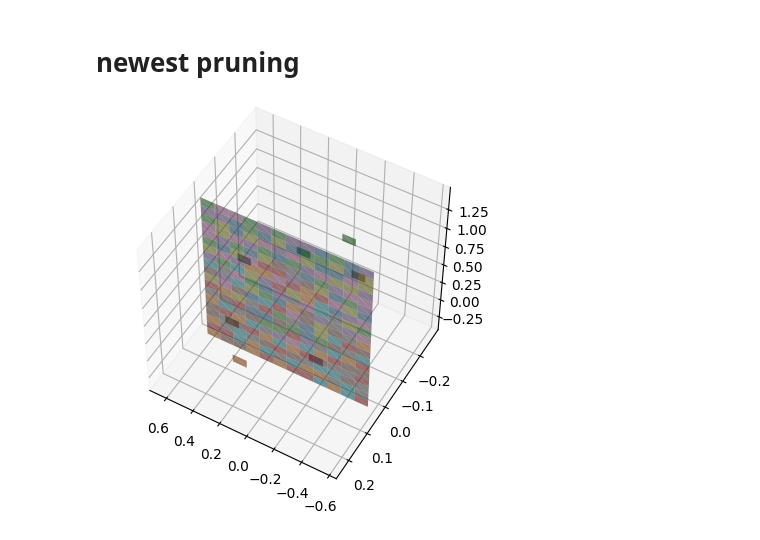
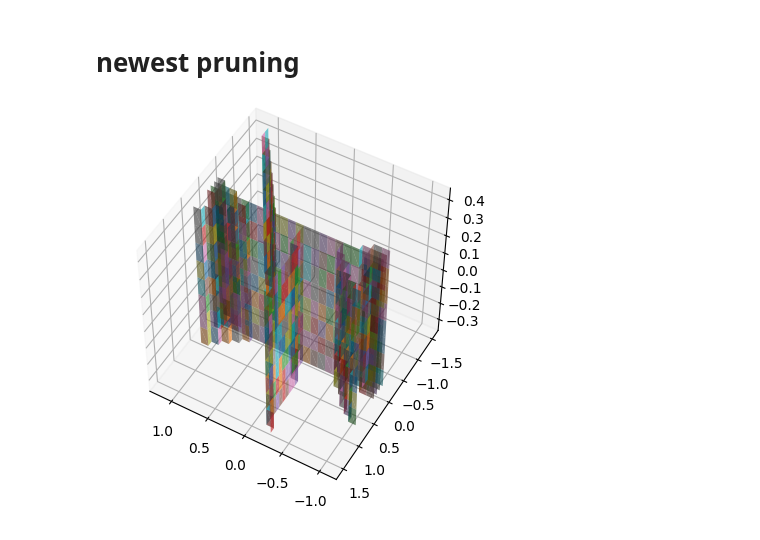
Before and after one commit to medial-ax/medial-ax, a Jupyter notebook: makethings.ipynb, the cells around one changed output. Cells and saved outputs as stored; diff of their text form; code cells hidden in the pictures.

```diff
--- a/makethings.ipynb
+++ b/makethings.ipynb
@@ -63,7 +63,7 @@ def export_obj(ex: ex.Example, complex: cplx.complex, faces: List[np.ndarray]):
 # %% [markdown]
 # thing go bbrrr
 # %%
-example = ex.squish_cyl
+example = ex.maze
 
 
 ###################
@@ -168,31 +162,31 @@ Text(0.5, 1.0, 'Histogram of the nubmer of transpositions per run of vineyards')
 # newest pruning
 # %%
 import math
-med_ax_dim = 1
-euc_prune_param = 8
-conditional_pers_prune = True
-always_pers_prune = True
+med_ax_dim = 2
+euc_prune_param = 1.5
+conditional_pers_prune = False
+always_pers_prune = False
 persistence = 1*euc_prune_param
 pers_prune_eps = .01 # default 0.01
 ##############################
 # for eps in [5, 9.98 * 1 / math.sqrt(2), 10 / math.sqrt(2)]:
 ffaces = []
 for (s1, s2, a, b) in swaps:
   if vin.prune_euclidean(our_complex, s1, s2, a.point, b.point, euc_prune_param):
     continue
   # smarter prune?
   if s1.dim() == med_ax_dim and conditional_pers_prune:
-      if vin.prune_euclidean(our_complex, s1, s2, a.point, b.point, pers_euc) or always_pers_prune:
+      if vin.prune_euclidean(our_complex, s1, s2, a.point, b.point, euc_prune_param) or always_pers_prune:
         per_1 = vin.compute_persistence(s1, a.ordering, a.R)
         per_2 = vin.compute_persistence(s2, b.ordering, b.R)
         if per_1 < persistence or per_2 < persistence:
           continue
   if s1.dim() == med_ax_dim:
     c1 = gridd.cell_of(a.point)
     c2 = gridd.cell_of(b.point)
     ffaces.append(gridd.dual_face(c1, c2))
 fig, ax = ourplot.plot_vineyard_results(our_complex, gridd, ffaces, CameraOpt(azim=120, elev=50), skip_grid=True, skip_cube=True)
 fig.show()
 export_obj(example, our_complex, ffaces)
 # %% [output]
-[figure, old version]
+[figure, new version]
```
Also changed, not shown: parts of 4 cells of this notebook, 15 other files.
